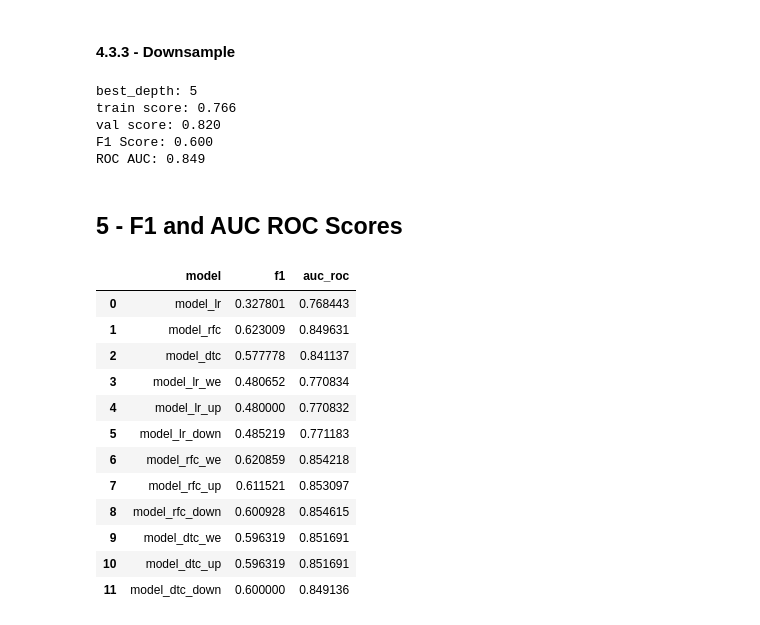
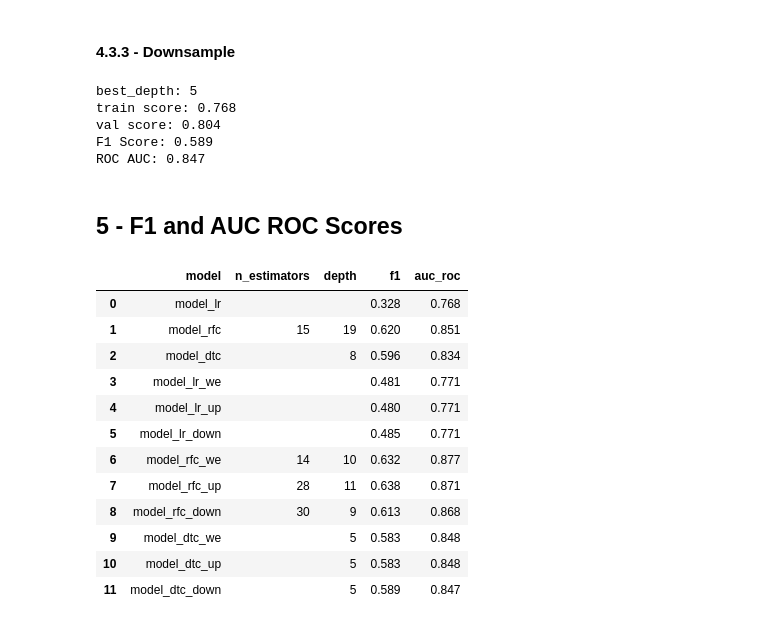
Before and after one commit to Vitoralvesraquel/bank-churn-prediction, a Jupyter notebook: bank-churn.ipynb, the cells around one changed output. Drawn from its saved outputs; the diff is of its cells as text; code cells hidden in the pictures.

Commit message:
add n_estimators and depth on the scores_df

```diff
--- a/bank-churn.ipynb
+++ b/bank-churn.ipynb
@@ -554,13 +581,20 @@ ROC AUC: 0.853
 # %% [markdown]
 #### 4.2.3 - Downsample
 # %%
-model_rfc_down, f1_rfc_down, roc_auc_rfc_down = rfc_optimizer(
+model_rfc_down, n_estimators, depth, f1_rfc_down, roc_auc_rfc_down = (
+rfc_optimizer(
     features_train_le_down,
     target_train_le_down,
     features_val_le,
     target_val_le,
-)
+))
 
-scores_df.loc[len(scores_df)] = ['model_rfc_down', f1_rfc_down, roc_auc_rfc_down]
+scores_df.loc[len(scores_df)] = [
+    'model_rfc_down',
+    n_estimators,
+    depth,
+    f1_rfc_down,
+    roc_auc_rfc_down
+]
 # %% [output]
 best_depth: 9
@@ -574,7 +608,7 @@ ROC AUC: 0.855
 # %% [markdown]
 #### 4.3.1 - Model Class Weight Parameter
 # %%
-model_dtc_we, f1_dtc_we, roc_auc_dtc_we = dtc_optimizer(
+model_dtc_we, depth, f1_dtc_we, roc_auc_dtc_we = dtc_optimizer(
     features_train_le,
     target_train_le,
     features_val_le,
@@ -582,6 +616,12 @@ model_dtc_we, f1_dtc_we, roc_auc_dtc_we = dtc_optimizer(
     weight='balanced'
 )
 
-scores_df.loc[len(scores_df)] = ['model_dtc_we', f1_dtc_we, roc_auc_dtc_we]
+scores_df.loc[len(scores_df)] = [
+    'model_dtc_we',
+    '',
+    depth,
+    f1_dtc_we,
+    roc_auc_dtc_we
+]
 # %% [output]
 best_depth: 5
@@ -592,13 +632,18 @@ ROC AUC: 0.852
 # %% [markdown]
 #### 4.3.2 - Upsample
 # %%
-model_dtc_up, f1_dtc_up, roc_auc_dtc_up = dtc_optimizer(
+model_dtc_up, depth, f1_dtc_up, roc_auc_dtc_up = dtc_optimizer(
     features_train_le_up,
     target_train_le_up,
     features_val_le,
     target_val_le
 )
 
-scores_df.loc[len(scores_df)] = ['model_dtc_up', f1_dtc_up, roc_auc_dtc_up]
+scores_df.loc[len(scores_df)] = [
+    'model_dtc_up',
+    '',
+    depth,
+    f1_dtc_up,
+    roc_auc_dtc_up]
 # %% [output]
 best_depth: 5
@@ -609,35 +654,41 @@ ROC AUC: 0.852
 # %% [markdown]
 #### 4.3.3 - Downsample
 # %%
-model_dtc_down, f1_dtc_down, roc_auc_dtc_down = dtc_optimizer(
+model_dtc_down, depth, f1_dtc_down, roc_auc_dtc_down = dtc_optimizer(
     features_train_le_down,
     target_train_le_down,
     features_val_le,
     target_val_le
 )
 
-scores_df.loc[len(scores_df)] = ['model_dtc_down', f1_dtc_down, roc_auc_dtc_down]
+scores_df.loc[len(scores_df)] = [
+    'model_dtc_down',
+    '',
+    depth,
+    f1_dtc_down,
+    roc_auc_dtc_down
+]
 # %% [output]
 best_depth: 5
-train score: 0.766
-val score: 0.820
-F1 Score: 0.600
-ROC AUC: 0.849
+train score: 0.768
+val score: 0.804
+F1 Score: 0.589
+ROC AUC: 0.847
 # %% [markdown]
 ## 5 - F1 and AUC ROC Scores
 # %%
-scores_df
+scores_df.round(3)
 # %% [output]
-|  | model | f1 | auc_roc |
-| 0 | model_lr | 0.327801 | 0.768443 |
-| 1 | model_rfc | 0.623009 | 0.849631 |
-| 2 | model_dtc | 0.577778 | 0.841137 |
-| 3 | model_lr_we | 0.480652 | 0.770834 |
-| 4 | model_lr_up | 0.480000 | 0.770832 |
-| 5 | model_lr_down | 0.485219 | 0.771183 |
-| 6 | model_rfc_we | 0.620859 | 0.854218 |
-| 7 | model_rfc_up | 0.611521 | 0.853097 |
-| 8 | model_rfc_down | 0.600928 | 0.854615 |
-| 9 | model_dtc_we | 0.596319 | 0.851691 |
-| 10 | model_dtc_up | 0.596319 | 0.851691 |
-| 11 | model_dtc_down | 0.600000 | 0.849136 |
+|  | model | n_estimators | depth | f1 | auc_roc |
+| 0 | model_lr |  |  | 0.328 | 0.768 |
+| 1 | model_rfc | 15 | 19 | 0.620 | 0.851 |
+| 2 | model_dtc |  | 8 | 0.596 | 0.834 |
+| 3 | model_lr_we |  |  | 0.481 | 0.771 |
+| 4 | model_lr_up |  |  | 0.480 | 0.771 |
+| 5 | model_lr_down |  |  | 0.485 | 0.771 |
+| 6 | model_rfc_we | 14 | 10 | 0.632 | 0.877 |
+| 7 | model_rfc_up | 28 | 11 | 0.638 | 0.871 |
+| 8 | model_rfc_down | 30 | 9 | 0.613 | 0.868 |
+| 9 | model_dtc_we |  | 5 | 0.583 | 0.848 |
+| 10 | model_dtc_up |  | 5 | 0.583 | 0.848 |
+| 11 | model_dtc_down |  | 5 | 0.589 | 0.847 |
```
Also changed, not shown: parts of 16 cells of this notebook.
